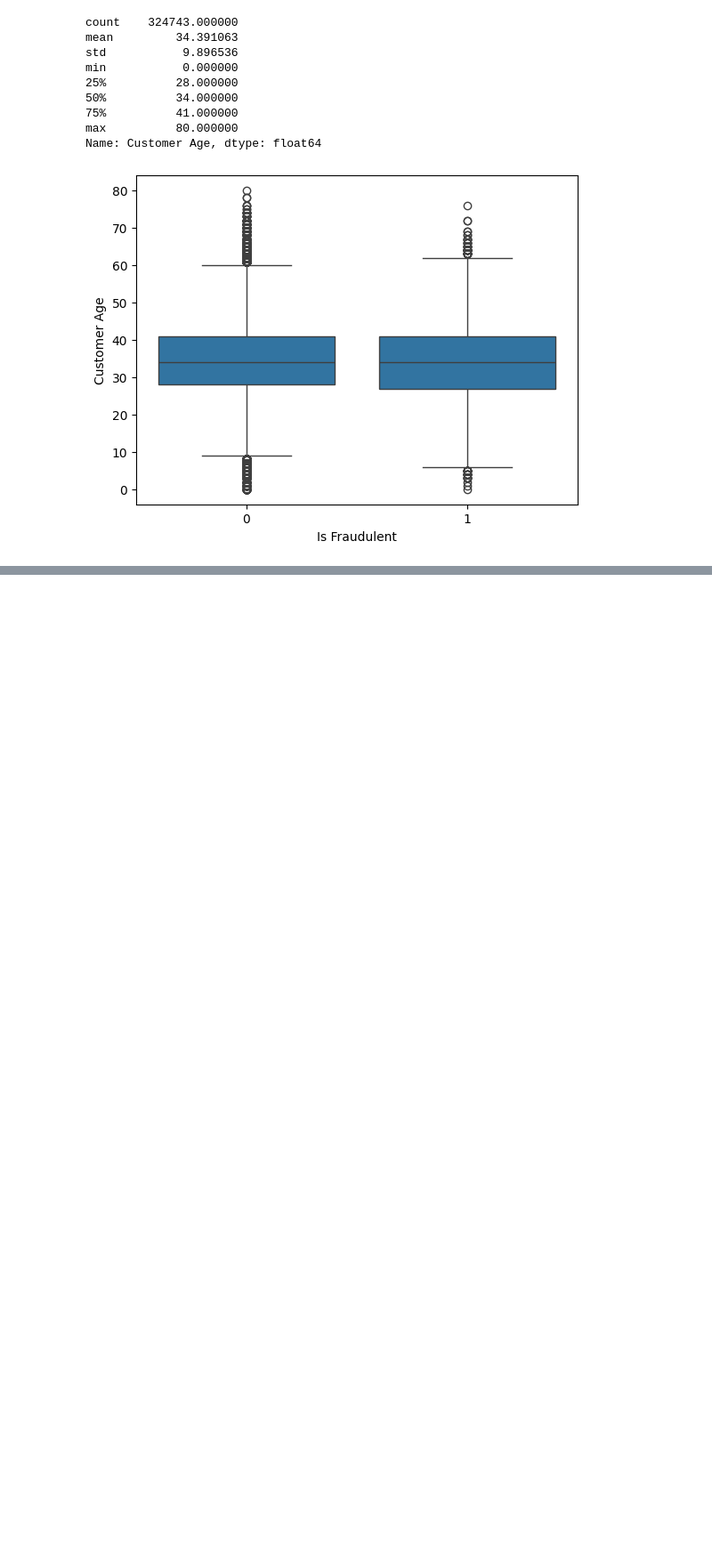
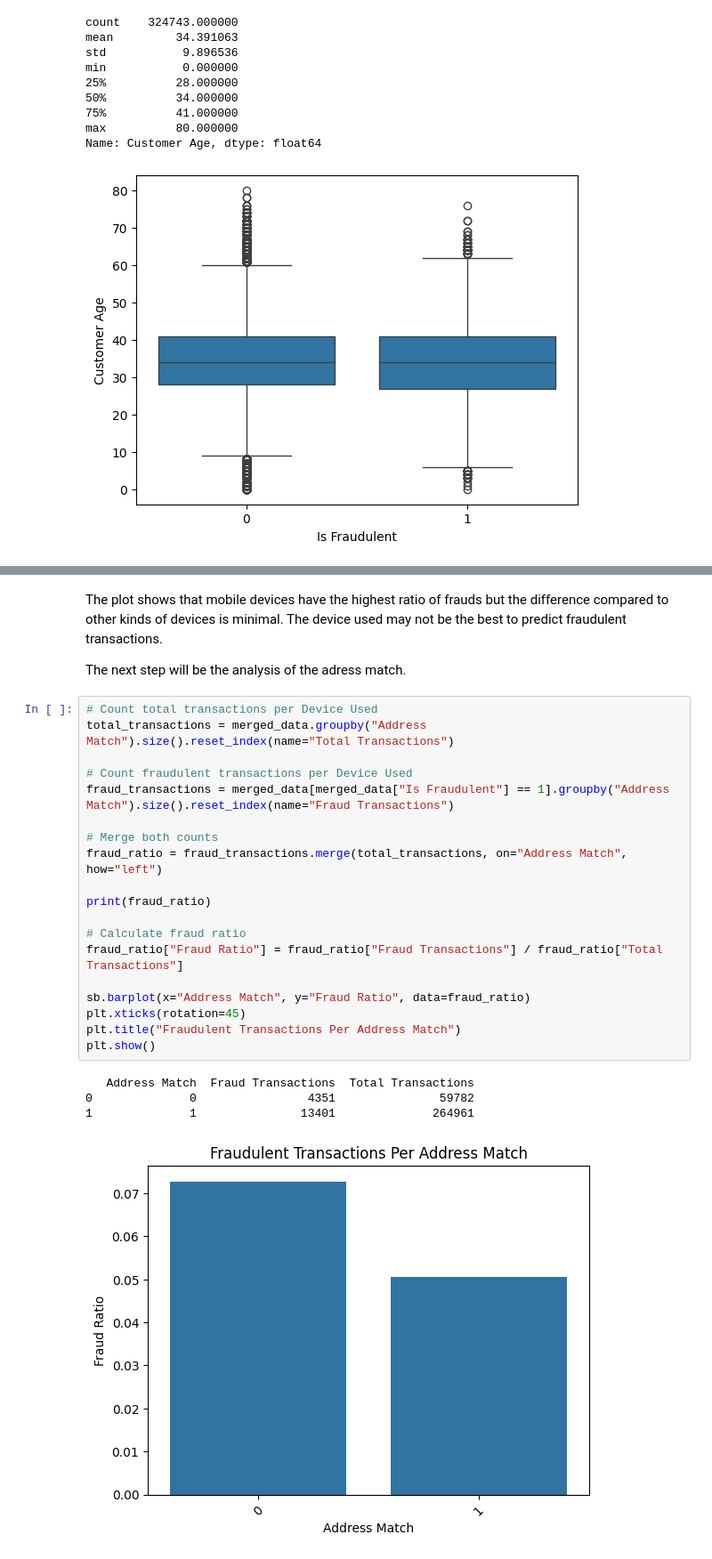
Before and after one commit to LsFaria04/Fraud_Detection_Supervised_Learning, a Jupyter notebook: Proj2.ipynb, the cells around one changed output, grey strips where cells are left out. Shown at 89% size. Saved outputs shown, nothing was run; the diff lists cells and outputs as text; blank space fills up the shorter version.

Commit message:
Added more analysis and search foroutliers

```diff
--- a/Proj2.ipynb
+++ b/Proj2.ipynb
@@ -407,0 +482,28 @@ Name: Customer Age, dtype: float64
+# %% [markdown]
+The plot shows that mobile devices have the highest ratio of frauds but the difference compared to other kinds of devices is minimal. The device used may not be the best to predict fraudulent transactions.
+
+The next step will be the analysis of the adress match.
+# %%
+# Count total transactions per Device Used
+total_transactions = merged_data.groupby("Address Match").size().reset_index(name="Total Transactions")
+
+# Count fraudulent transactions per Device Used
+fraud_transactions = merged_data[merged_data["Is Fraudulent"] == 1].groupby("Address Match").size().reset_index(name="Fraud Transactions")
+
+# Merge both counts
+fraud_ratio = fraud_transactions.merge(total_transactions, on="Address Match", how="left")
+
+print(fraud_ratio)
+
+# Calculate fraud ratio
+fraud_ratio["Fraud Ratio"] = fraud_ratio["Fraud Transactions"] / fraud_ratio["Total Transactions"]
+
+sb.barplot(x="Address Match", y="Fraud Ratio", data=fraud_ratio)
+plt.xticks(rotation=45)
+plt.title("Fraudulent Transactions Per Address Match")
+plt.show()
+# %% [output]
+   Address Match  Fraud Transactions  Total Transactions
+0              0                4351               59782
+1              1               13401              264961
+[figure, added]
```
Also changed, not shown: parts of 9 cells of this notebook.
